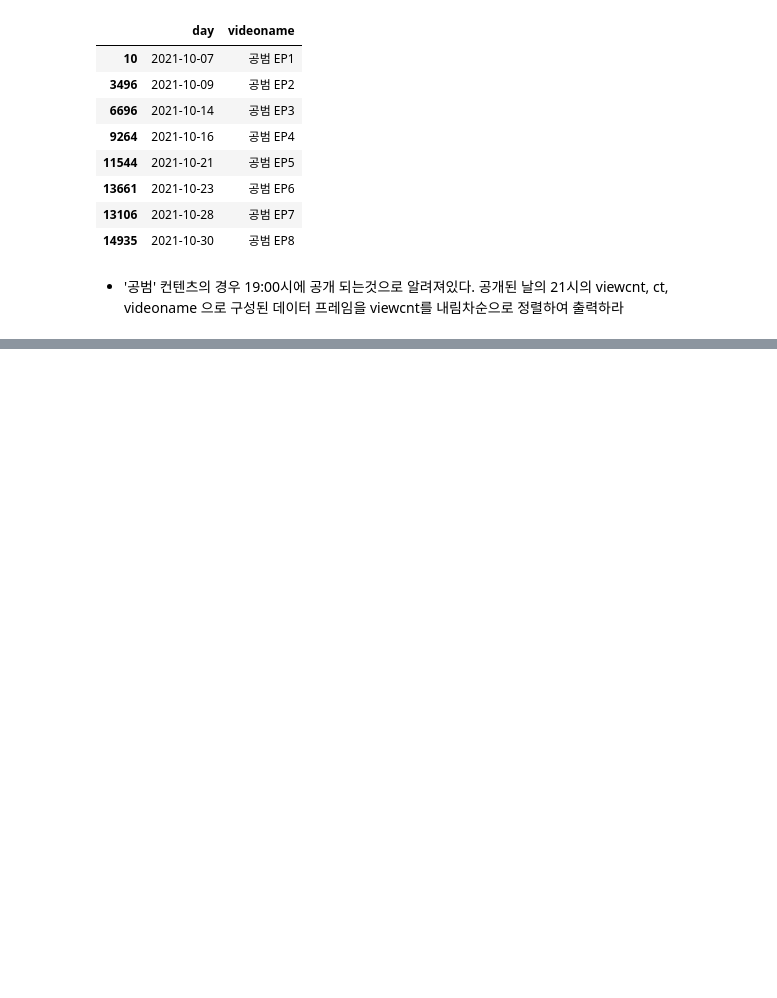
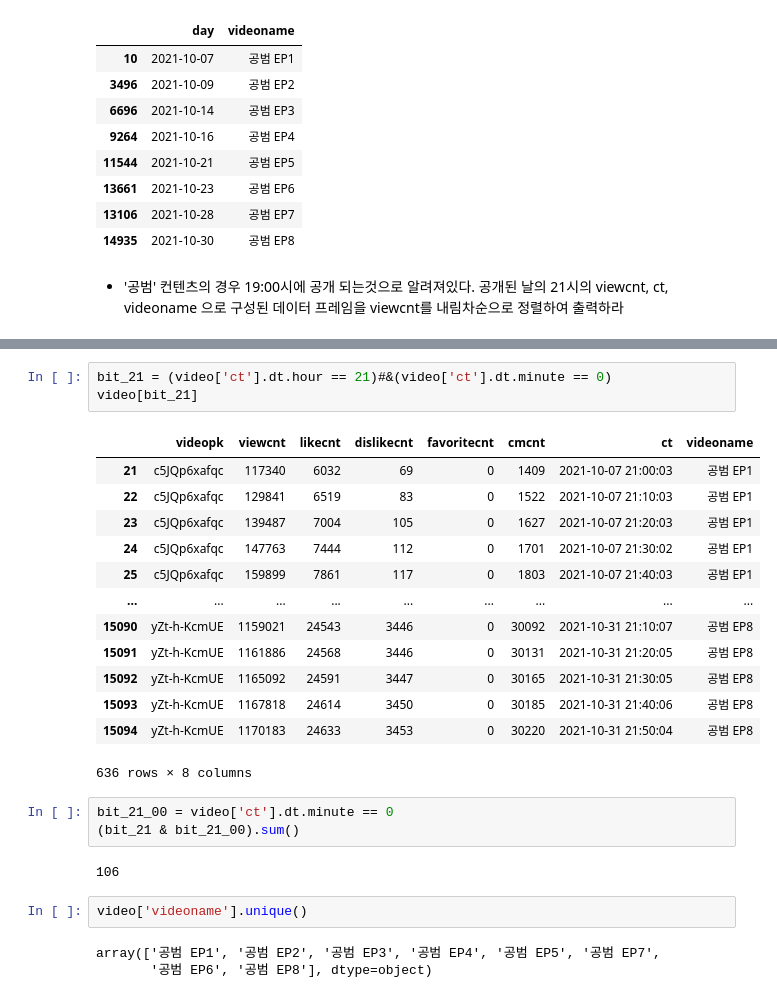
Before and after one commit to smjune/ipynb, a Jupyter notebook: datamanin/work1_2.ipynb, the cells around one changed output, grey strips where cells are left out. Saved outputs shown, nothing was run; the diff lists cells and outputs as text; blank space fills up the shorter version.

```diff
--- a/datamanin/work1_2.ipynb
+++ b/datamanin/work1_2.ipynb
@@ -379,0 +376,27 @@ ModuleNotFoundError: No module named 'xgboost'
+# %%
+bit_21 = (video['ct'].dt.hour == 21)#&(video['ct'].dt.minute == 0)
+video[bit_21]
+# %% [output]
+|  | videopk | viewcnt | likecnt | dislikecnt | favoritecnt | cmcnt | ct | videoname |
+| 21 | c5JQp6xafqc | 117340 | 6032 | 69 | 0 | 1409 | 2021-10-07 21:00:03 | 공범 EP1 |
+| 22 | c5JQp6xafqc | 129841 | 6519 | 83 | 0 | 1522 | 2021-10-07 21:10:03 | 공범 EP1 |
+| 23 | c5JQp6xafqc | 139487 | 7004 | 105 | 0 | 1627 | 2021-10-07 21:20:03 | 공범 EP1 |
+| 24 | c5JQp6xafqc | 147763 | 7444 | 112 | 0 | 1701 | 2021-10-07 21:30:02 | 공범 EP1 |
+| 25 | c5JQp6xafqc | 159899 | 7861 | 117 | 0 | 1803 | 2021-10-07 21:40:03 | 공범 EP1 |
+| ... | ... | ... | ... | ... | ... | ... | ... | ... |
+| 15090 | yZt-h-KcmUE | 1159021 | 24543 | 3446 | 0 | 30092 | 2021-10-31 21:10:07 | 공범 EP8 |
+| 15091 | yZt-h-KcmUE | 1161886 | 24568 | 3446 | 0 | 30131 | 2021-10-31 21:20:05 | 공범 EP8 |
+| 15092 | yZt-h-KcmUE | 1165092 | 24591 | 3447 | 0 | 30165 | 2021-10-31 21:30:05 | 공범 EP8 |
+| 15093 | yZt-h-KcmUE | 1167818 | 24614 | 3450 | 0 | 30185 | 2021-10-31 21:40:06 | 공범 EP8 |
+| 15094 | yZt-h-KcmUE | 1170183 | 24633 | 3453 | 0 | 30220 | 2021-10-31 21:50:04 | 공범 EP8 |
+636 rows × 8 columns
+# %%
+bit_21_00 = video['ct'].dt.minute == 0
+(bit_21 & bit_21_00).sum()
+# %% [output]
+106
+# %%
+video['videoname'].unique()
+# %% [output]
+array(['공범 EP1', '공범 EP2', '공범 EP3', '공범 EP4', '공범 EP5', '공범 EP7',
+       '공범 EP6', '공범 EP8'], dtype=object)
```
Also changed, not shown: parts of 8 cells of this notebook.
